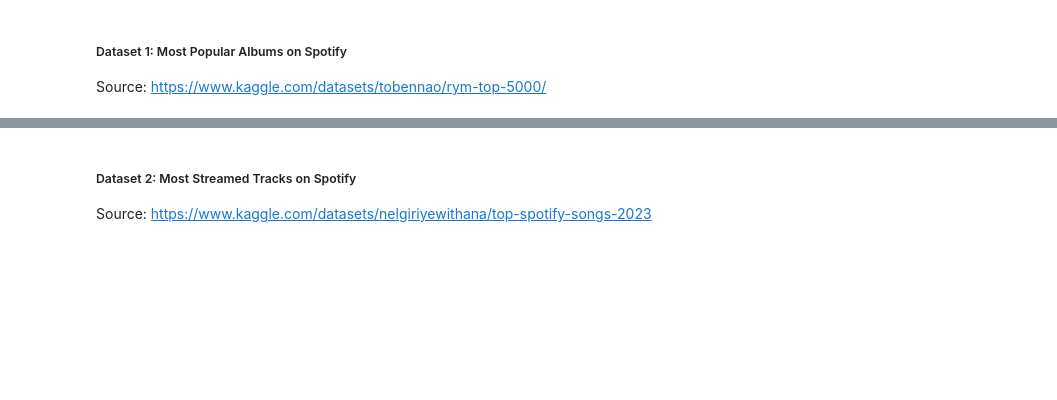
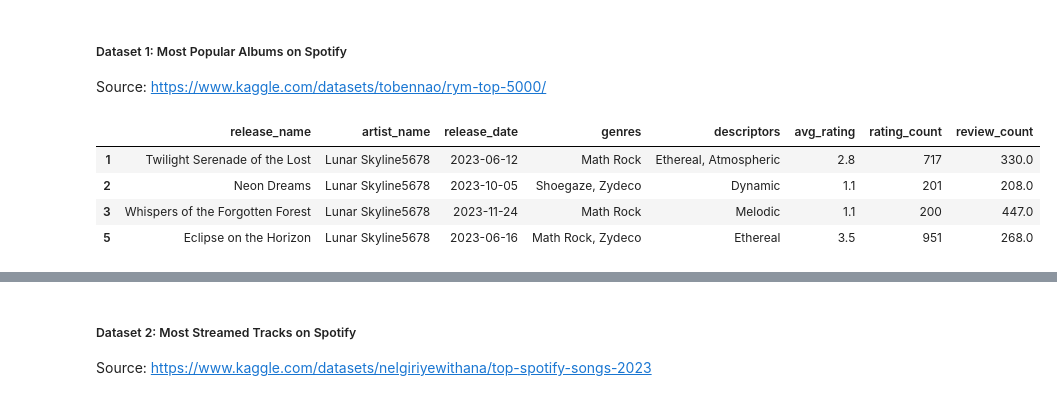
Before and after one commit to Dennis-H1/Function-Calling-LLMs, a Jupyter notebook: main.ipynb, the cells around one changed output, grey strips where cells are left out. Cells and saved outputs as stored; diff of their text form; code cells hidden in the pictures; blank space fills up the shorter version.

```diff
--- a/main.ipynb
+++ b/main.ipynb
@@ -72 +59,72 @@ albums_long_tail = pd.read_csv(
+# %%
+import random
+import datetime
+album_columns_to_keep = ["release_name",    # Name of the album
+                         "artist_name",     # Name of the artist/band/group
+                         "release_date",    # Date the album was released
+                         "genres",          # Genre
+                         "descriptors",     # Album tags
+                         "avg_rating",      # Average rating, on a scale of 0-5
+                         "rating_count",    # The number of ratings
+                         "review_count"     # The number of reviews
+                         ]
+
+albums_long_tail = pd.read_csv("./data/albums_long_tail.csv", usecols=album_columns_to_keep)
+
+albums_niche = pd.read_excel("./data/albums_niche.xlsx", usecols=album_columns_to_keep)
+
+albums_niche['artist_name'] = albums_niche['artist_name'].str.lstrip('\n')
+albums_niche['genres'] = albums_niche['genres'].str.lstrip('\n')
+
+# Removing time from 'release_date' if it exists
+albums_niche['release_date'] = pd.to_datetime(
+    albums_niche['release_date']).dt.date
+
+albums_niche['genres'] = albums_niche['genres'].str.replace(
+    '\n', ',', regex=False)
+
+albums = []
+
+# Dummy data for random generation
+release_names = ["Echoes of Tomorrow", "Whispers in the Dark", "Neon Dreams", "Rhythms of the Lost", "Mystic Reverie"] + [
+    "Whispers of the Forgotten Forest",
+    "Neon Skyline Dreams",
+    "Eclipse on the Horizon",
+    "Shadows in the Mirror",
+    "Dance of the Cosmic Waves",
+    "Rhythms of the Silent City",
+    "Twilight Serenade of the Lost",
+    "Echoes from the Ancient Depths",
+    "Harmony in Chaos",
+    "Voyage Through the Starlit Expanse"
+]
+artist_names = ["Lunar Skyline5678", "Aurora Borealis", "Quantum Echo LPL", "Celestial Voyage XX", "Shadow Serenade Ninja"]
+genres_list = ["Shoegaze", "Psybient", "Chiptune", "Zydeco", "Math Rock"]
+descriptors_list = ["Ethereal", "Dynamic", "Melodic", "Atmospheric", "Innovative"]
+
+for _ in range(8):
+    album = {
+        "release_name": random.choice(release_names),
+        "artist_name": random.choice(artist_names),
+        "release_date": str(datetime.date(2023, random.randint(1, 12), random.randint(1, 28))),
+        "genres": ', '.join(random.sample(genres_list, random.randint(1, 3))),
+        "descriptors": ', '.join(random.sample(descriptors_list, random.randint(1, 3))),
+        "avg_rating": round(random.uniform(1, 5), 1),
+        "rating_count": random.randint(1, 1000),
+        "review_count": random.randint(1, 500)
+    }
+    albums.append(album)
+
+
+albums_niche = pd.concat([albums_niche, pd.DataFrame(albums)])
+
+pd.DataFrame(albums).head()
+
+albums_niche[albums_niche["artist_name"] == "Lunar Skyline5678"]
+# %% [output]
+|  | release_name | artist_name | release_date | genres | descriptors | avg_rating | rating_count | review_count |
+| 1 | Twilight Serenade of the Lost | Lunar Skyline5678 | 2023-06-12 | Math Rock | Ethereal, Atmospheric | 2.8 | 717 | 330.0 |
+| 2 | Neon Dreams | Lunar Skyline5678 | 2023-10-05 | Shoegaze, Zydeco | Dynamic | 1.1 | 201 | 208.0 |
+| 3 | Whispers of the Forgotten Forest | Lunar Skyline5678 | 2023-11-24 | Math Rock | Melodic | 1.1 | 200 | 447.0 |
+| 5 | Eclipse on the Horizon | Lunar Skyline5678 | 2023-06-16 | Math Rock, Zydeco | Ethereal | 3.5 | 951 | 268.0 |
 # %%
```
Also changed, not shown: parts of 14 cells of this notebook, 20 other files.
